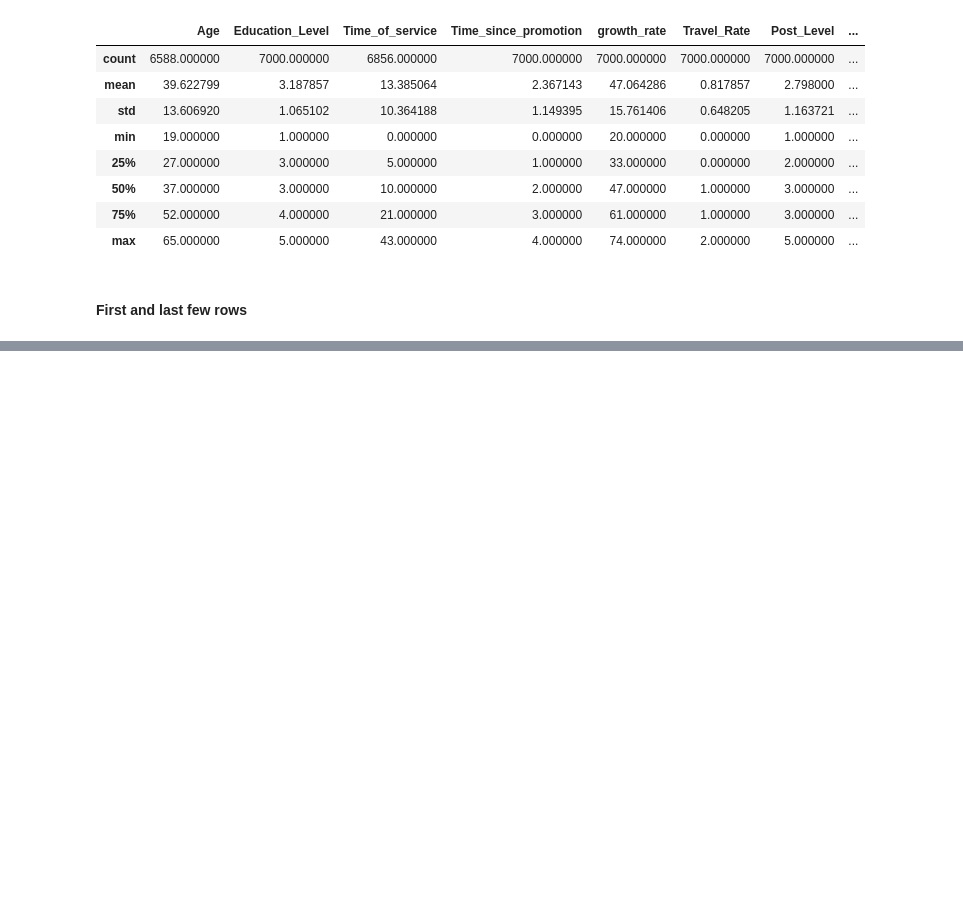
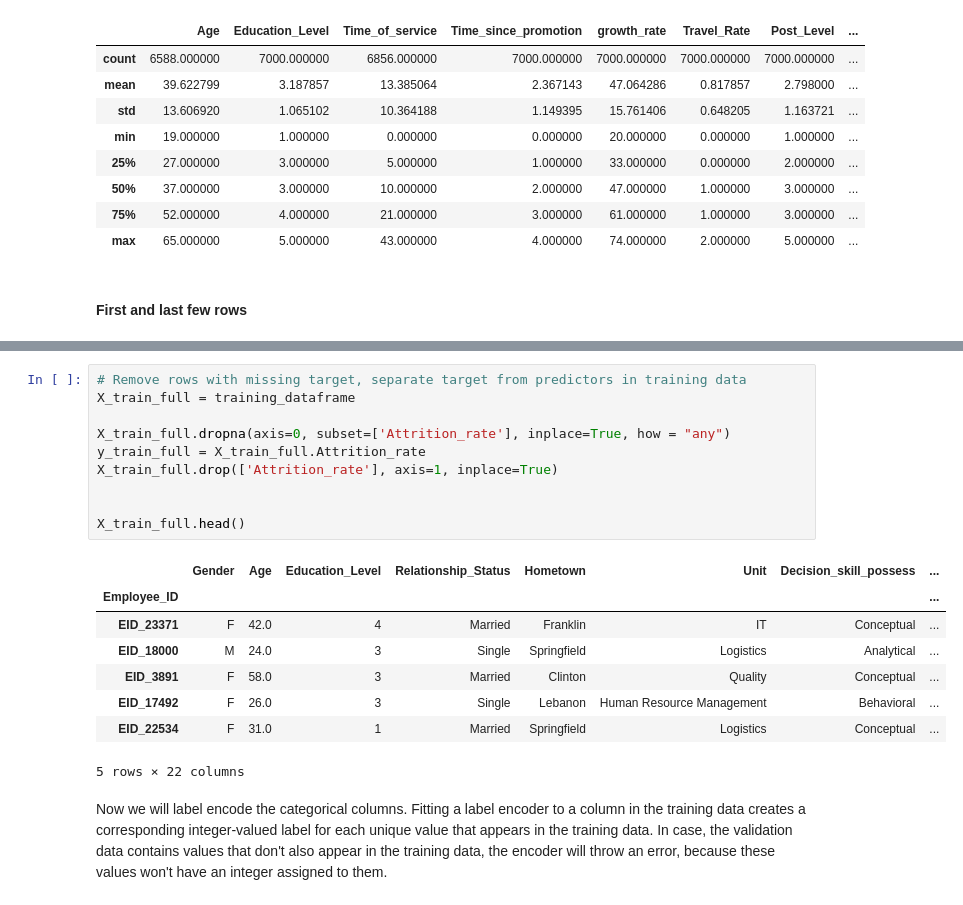
Before and after one commit to partha2000/Employee_attrition_rate_predictor, a Jupyter notebook: eda/EDA report made with kaggle.ipynb, the cells around one changed output, grey strips where cells are left out. Cells and saved outputs as stored; diff of their text form; blank space fills up the shorter version.

```diff
--- a/eda/EDA report made with kaggle.ipynb
+++ b/eda/EDA report made with kaggle.ipynb
@@ -88,0 +117,21 @@ training_dataframe.tail()
+# %%
+# Remove rows with missing target, separate target from predictors in training data
+X_train_full = training_dataframe
+
+X_train_full.dropna(axis=0, subset=['Attrition_rate'], inplace=True, how = "any")
+y_train_full = X_train_full.Attrition_rate
+X_train_full.drop(['Attrition_rate'], axis=1, inplace=True)
+
+
+X_train_full.head()
+# %% [output]
+|  | Gender | Age | Education_Level | Relationship_Status | Hometown | Unit | Decision_skill_possess | ... |
+| Employee_ID |  |  |  |  |  |  |  | ... |
+| EID_23371 | F | 42.0 | 4 | Married | Franklin | IT | Conceptual | ... |
+| EID_18000 | M | 24.0 | 3 | Single | Springfield | Logistics | Analytical | ... |
+| EID_3891 | F | 58.0 | 3 | Married | Clinton | Quality | Conceptual | ... |
+| EID_17492 | F | 26.0 | 3 | Single | Lebanon | Human Resource Management | Behavioral | ... |
+| EID_22534 | F | 31.0 | 1 | Married | Springfield | Logistics | Conceptual | ... |
+5 rows × 22 columns
+# %% [markdown]
+Now we will label encode the categorical columns. Fitting a label encoder to a column in the training data creates a corresponding integer-valued label for each unique value that appears in the training data. In case, the validation data contains values that don't also appear in the training data, the encoder will throw an error, because these values won't have an integer assigned to them.
```
Also changed, not shown: parts of 20 cells of this notebook.
